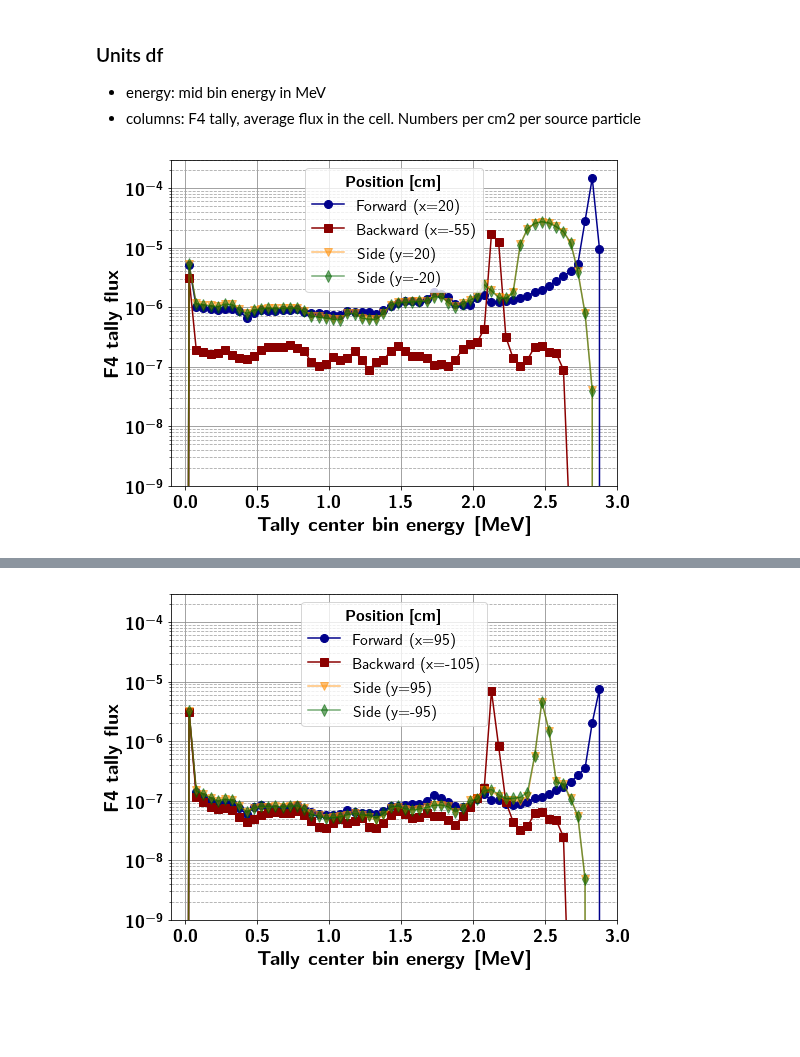
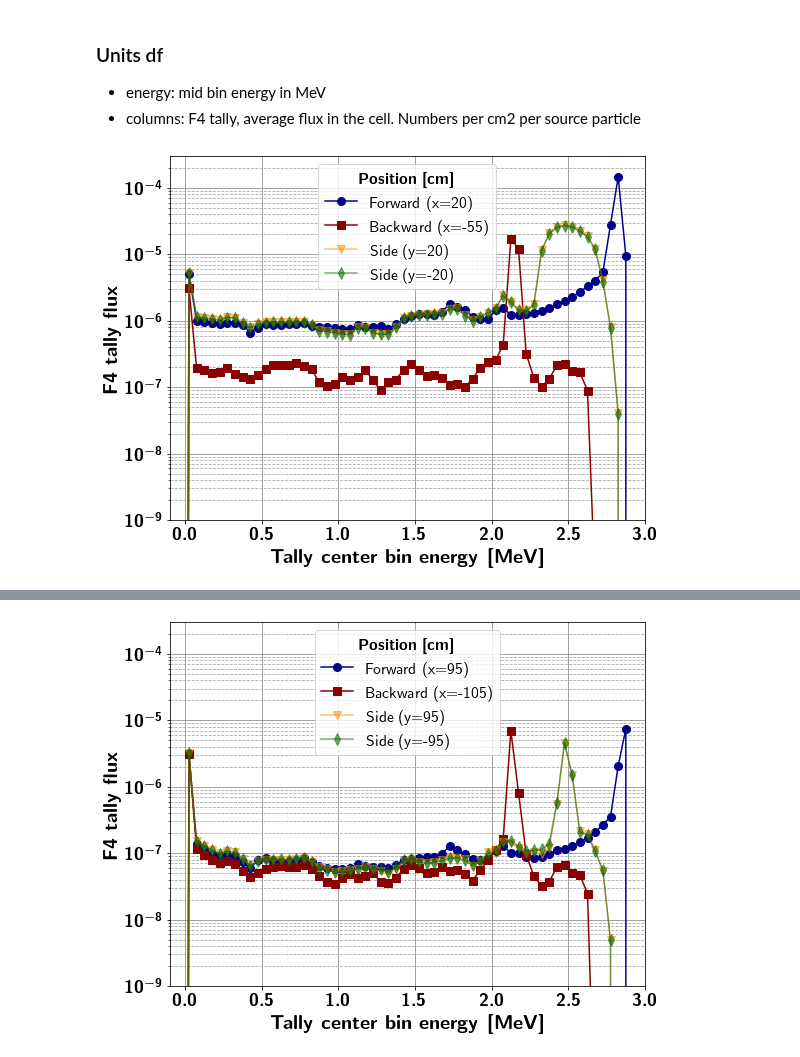
Before and after one commit to kromerh/phd_python, a Jupyter notebook: 09.BS_Mapping/02.NeutronFluxes.ipynb, the cells around one changed output, grey strips where cells are left out. Saved outputs shown, nothing was run; the diff lists cells and outputs as text; code cells hidden in the pictures; blank space fills up the shorter version.

Commit message:
plotSomeValuesFromDB

```diff
--- a/09.BS_Mapping/02.NeutronFluxes.ipynb
+++ b/09.BS_Mapping/02.NeutronFluxes.ipynb
@@ -56,6 +66,7 @@ df.head()
 fig = plt.figure(figsize=(8, 6))
 fs = 20
 markersize = 8
+figname = 'MCNP_flux_close'
 
 # 20 cm North
 plt.plot(df.index, df['N 20'], marker='o', color='darkblue', markersize=markersize, label=r'Forward (x=20)')
@@ -82,9 +93,11 @@ plt.grid(which="minor",ls="--", color='0.65')
 plt.grid(which="major",ls="-", color='0.55')
 leg = plt.legend(fontsize=fs-4)
 leg.set_title(r"\textbf{Position [cm]}", prop = {'size': fs-4})
+plt.tight_layout()
+plt.savefig(f'{outputfolder}/{figname}/{figname}.pdf')
 plt.show()
 # %% [output]
-[figure, old version]
+[figure, new version]
 # %%
 df[df.columns[df.columns.str.contains('E')]].head()
 # %% [output]
@@ -99,35 +112,40 @@ df[df.columns[df.columns.str.contains('E')]].head()
 fig = plt.figure(figsize=(8, 6))
 fs = 20
 markersize = 8
+figname = 'MCNP_flux_far'
+
+
 
 # 20 cm North
 plt.plot(df.index, df['N 95'], marker='o', color='darkblue', markersize=markersize, label=r'Forward (x=95)')
 # 55 cm South
 plt.plot(df.index, df['S 105'], marker='s', color='darkred', markersize=markersize, label=r'Backward (x=-105)')
 # 20 cm West
 plt.plot(df.index, df['W 95'], marker='v', color='darkorange', markersize=markersize, label=r'Side (y=95)', alpha=0.55)
 # 20 cm East
 plt.plot(df.index, df['E 95'], marker='d', color='darkgreen', markersize=markersize, label=r'Side (y=-95)', alpha=0.55)
 
 
 ax1 = plt.gca()
 plt.yscale('log')
 
 # take the same ylim as in the previous graph
 # ylim = ax1.get_ylim()
 
 plt.xlim(-0.1, 3.0)
 plt.ylim(1e-9, ylim[1])
 
 plt.xlabel(r"\textbf{Tally center bin energy [MeV]}", fontsize=fs)
 plt.ylabel(r"\textbf{F4 tally flux}", fontsize=fs)
 
 ax1.tick_params('x', colors='black', labelsize=fs-2)
 ax1.tick_params('y', colors='black', labelsize=fs-2)
 plt.grid(which="minor",ls="--", color='0.65')
 plt.grid(which="major",ls="-", color='0.55')
 leg = plt.legend(fontsize=fs-4)
 leg.set_title(r"\textbf{Position [cm]}", prop = {'size': fs-4})
+plt.tight_layout()
+plt.savefig(f'{outputfolder}/{figname}/{figname}.pdf')
 plt.show()
 # %% [output]
-[figure, old version]
+[figure, new version]
```
Also changed, not shown: parts of 4 cells of this notebook, 9 other files.
